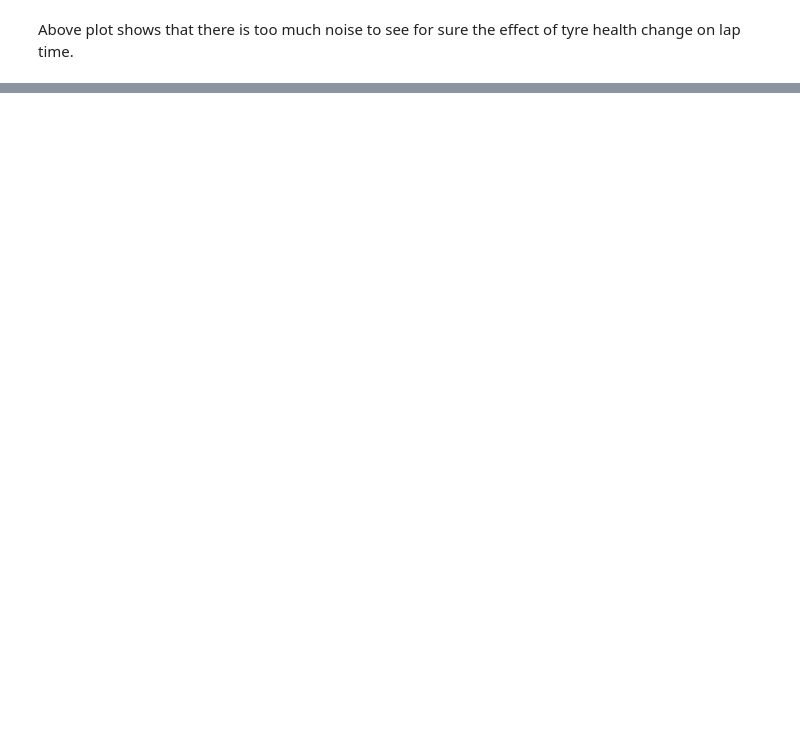
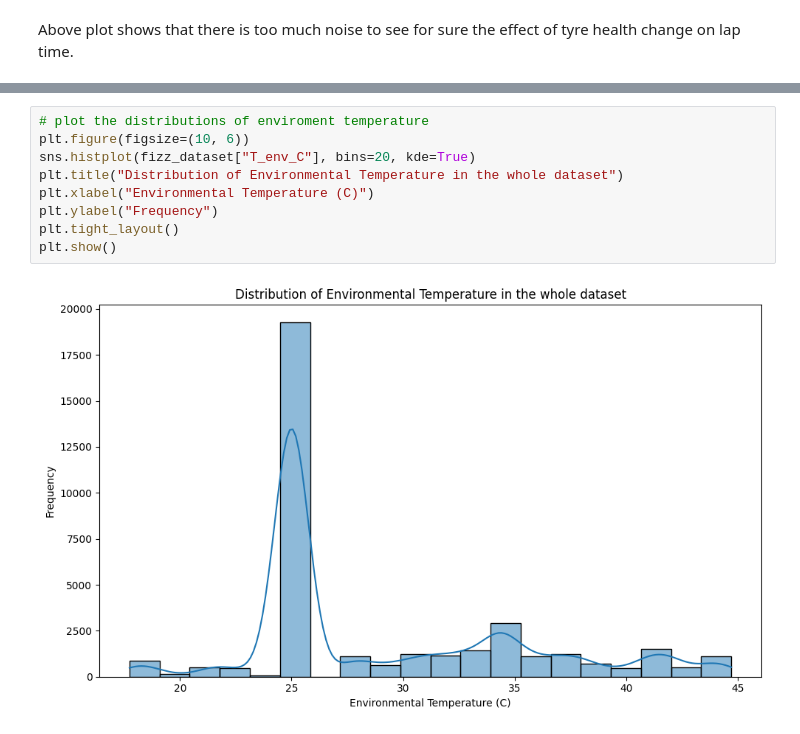
Before and after one commit to Abhaybhabhu/MDM3---F1, a Jupyter notebook: notebooks/physics_dataset_exploration.ipynb, the cells around one changed output, grey strips where cells are left out. Saved outputs shown, nothing was run; the diff lists cells and outputs as text; blank space fills up the shorter version.

```diff
--- a/notebooks/physics_dataset_exploration.ipynb
+++ b/notebooks/physics_dataset_exploration.ipynb
@@ -231,0 +232,11 @@ plt.show()
+# %%
+# plot the distributions of enviroment temperature
+plt.figure(figsize=(10, 6))
+sns.histplot(fizz_dataset["T_env_C"], bins=20, kde=True)
+plt.title("Distribution of Environmental Temperature in the whole dataset")
+plt.xlabel("Environmental Temperature (C)")
+plt.ylabel("Frequency")
+plt.tight_layout()
+plt.show()
+# %% [output]
+[figure, added]
```
Also changed, not shown: parts of 12 cells of this notebook, 8 other files.
